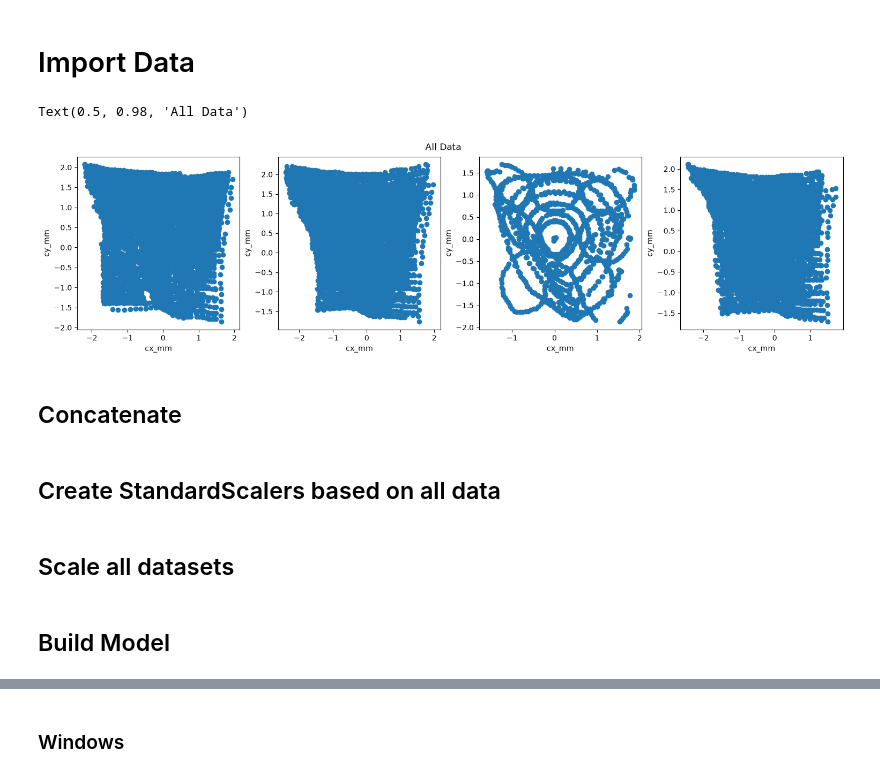
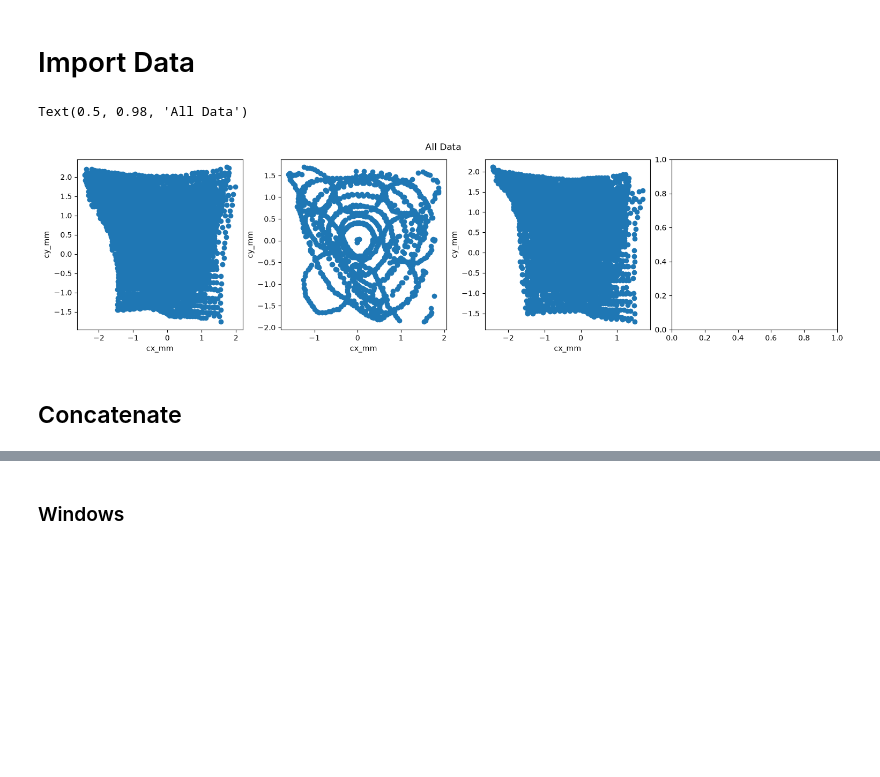
Before and after one commit to Abigail-Yates/DeltabotProject, a Jupyter notebook: TensorFlow/Trials/all_data_MLP_Window_10.ipynb, the cells around one changed output, grey strips where cells are left out. Cells and saved outputs as stored; diff of their text form; code cells hidden in the pictures; blank space fills up the shorter version.

Commit message:
all_data training files

```diff
--- a/TensorFlow/Trials/all_data_MLP_Window_10.ipynb
+++ b/TensorFlow/Trials/all_data_MLP_Window_10.ipynb
@@ -15,30 +15,28 @@ from numpy.lib.stride_tricks import sliding_window_view
 # %%
 data_0 = pd.read_csv("processed_data/16Oct_data_corrected.csv", dtype="float32") #data was saved as float32, by default this was importing as float64
 data_1 = pd.read_csv("processed_data/27Oct_data.csv", dtype="float32") #data was saved as float32, by default this was importing as float64
 data_2 = pd.read_csv("processed_data/28Oct_data.csv", dtype="float32") #data was saved as float32, by default this was importing as float64
 data_3 = pd.read_csv("processed_data/29Oct_data.csv", dtype="float32") #data was saved as float32, by default this was importing as float64
 
 #remove nans
 data_0 = data_0.dropna()
 data_1 = data_1.dropna()
 data_2 = data_2.dropna()
 data_3 = data_3.dropna()
 
-data_list = [data_0, data_1, data_2, data_3]
+data_list = [ data_1, data_2, data_3] #data_0,
 
 fig, axs = plt.subplots(1, 4, figsize=(15,4), constrained_layout=True)
 for i, data in enumerate(data_list):
     subplot = axs[i]
     subplot.scatter(data["cx_mm"], data["cy_mm"])
     subplot.set_xlabel("cx_mm")
     subplot.set_ylabel("cy_mm")
 fig.suptitle("All Data")
 # %% [output]
 Text(0.5, 0.98, 'All Data')
-[figure, old version]
+[figure, new version]
 # %% [markdown]
 <h2>Concatenate
 # %%
 all_data = pd.concat(data_list, ignore_index=True)
-# %% [markdown]
-<h2> Create StandardScalers based on all data
@@ -48,2 +42,0 @@ scalerY = StandardScaler().fit(all_data[["s0", "s1", "s2"]])
-# %% [markdown]
-<h2>Scale all datasets
@@ -59,2 +42,0 @@ y_scaled_all = scalerY.transform(all_data[["s0", "s1", "s2"]])
-# %% [markdown]
-<h2> Build Model
```
Also changed, not shown: parts of 9 cells of this notebook, 5 other files.
